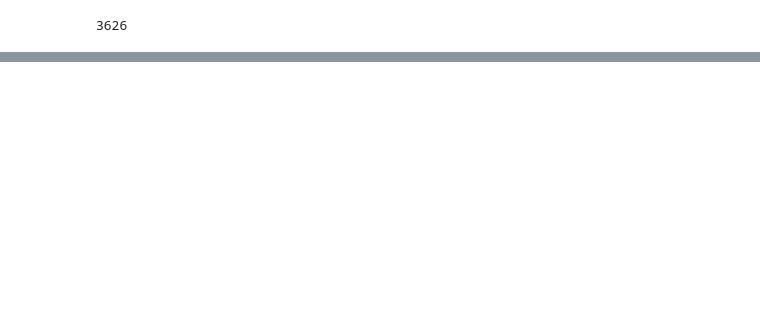
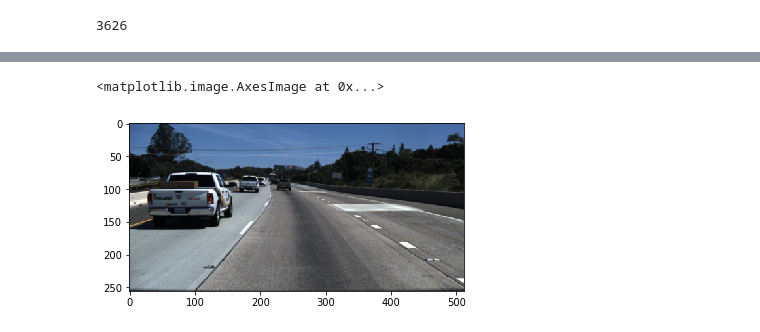
Before and after one commit to haruishi43/LaneNet-Pytorch, a Jupyter notebook: notebook/pytorch dataset.ipynb, the cells around one changed output, grey strips where cells are left out. Drawn from its saved outputs; the diff is of its cells as text; code cells hidden in the pictures; blank space fills up the shorter version.

```diff
--- a/notebook/pytorch dataset.ipynb
+++ b/notebook/pytorch dataset.ipynb
@@ -80,0 +172,5 @@ plt.imshow(data[2])
+# %%
+plt.imshow(src)
+# %% [output]
+<matplotlib.image.AxesImage at 0x...>
+[figure, added]
```
Also changed, not shown: parts of 17 cells of this notebook, 12 other files.
